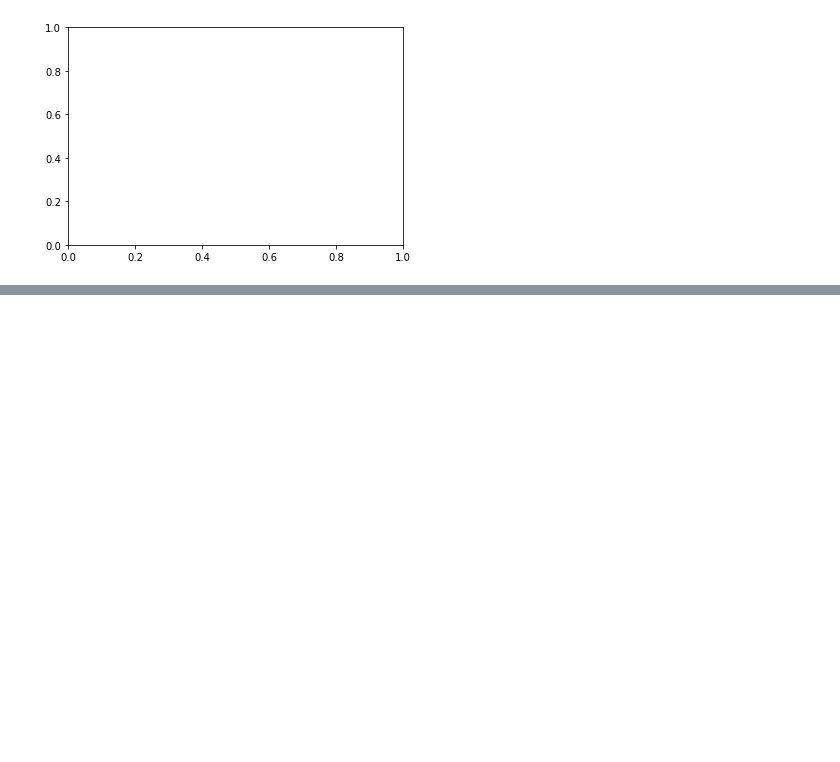
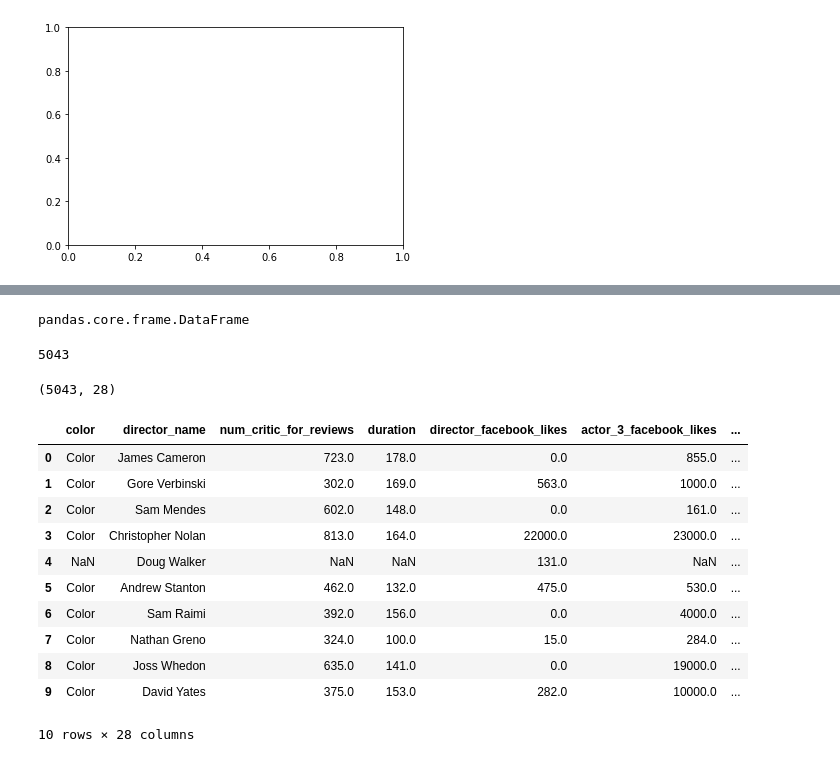
Before and after one commit to rahulponnusamyofficial/databeat-task, a Jupyter notebook: Databeat AI/ML/Machine Learning.ipynb, the cells around one changed output, grey strips where cells are left out. Cells and saved outputs as stored; diff of their text form; code cells hidden in the pictures; blank space fills up the shorter version.

```diff
--- a/Databeat AI/ML/Machine Learning.ipynb
+++ b/Databeat AI/ML/Machine Learning.ipynb
@@ -146,0 +153,29 @@ ValueError: x and y must be the same size
+# %%
+df = pd.read_csv(r"D:\This PC\Desktop\task\databeat-task\Databeat AI\ML\dataset\movie_metadata.csv")
+# %%
+type(df)
+# %% [output]
+pandas.core.frame.DataFrame
+# %%
+len(df)
+# %% [output]
+5043
+# %%
+df.shape
+# %% [output]
+(5043, 28)
+# %%
+df.head(10)
+# %% [output]
+|  | color | director_name | num_critic_for_reviews | duration | director_facebook_likes | actor_3_facebook_likes | ... |
+| 0 | Color | James Cameron | 723.0 | 178.0 | 0.0 | 855.0 | ... |
+| 1 | Color | Gore Verbinski | 302.0 | 169.0 | 563.0 | 1000.0 | ... |
+| 2 | Color | Sam Mendes | 602.0 | 148.0 | 0.0 | 161.0 | ... |
+| 3 | Color | Christopher Nolan | 813.0 | 164.0 | 22000.0 | 23000.0 | ... |
+| 4 | NaN | Doug Walker | NaN | NaN | 131.0 | NaN | ... |
+| 5 | Color | Andrew Stanton | 462.0 | 132.0 | 475.0 | 530.0 | ... |
+| 6 | Color | Sam Raimi | 392.0 | 156.0 | 0.0 | 4000.0 | ... |
+| 7 | Color | Nathan Greno | 324.0 | 100.0 | 15.0 | 284.0 | ... |
+| 8 | Color | Joss Whedon | 635.0 | 141.0 | 0.0 | 19000.0 | ... |
+| 9 | Color | David Yates | 375.0 | 153.0 | 282.0 | 10000.0 | ... |
+10 rows × 28 columns
```
Also changed, not shown: parts of 9 cells of this notebook, 1 other file.
